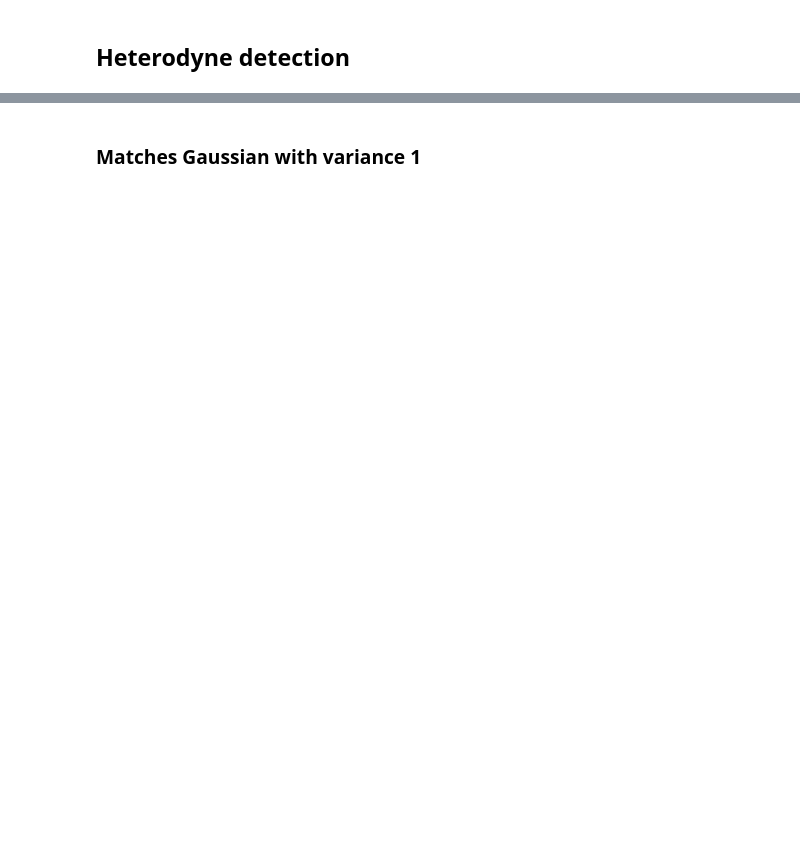
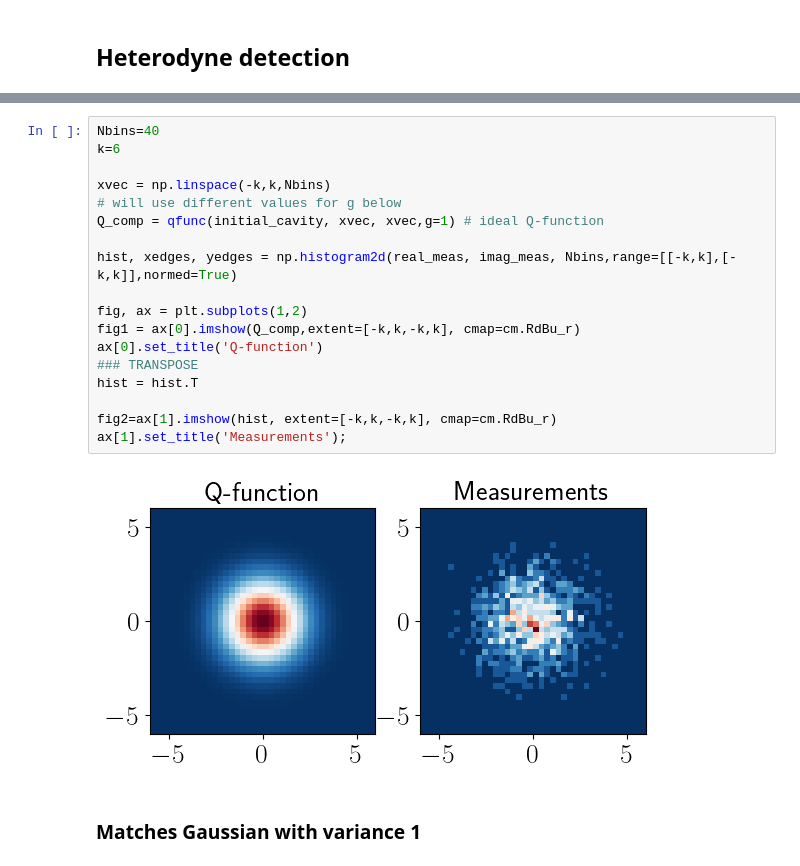
Before and after one commit to ingstra/qubitdyne, a Jupyter notebook: check_vacuum_variances.ipynb, the cells around one changed output, grey strips where cells are left out. Drawn from its saved outputs; the diff is of its cells as text; blank space fills up the shorter version.

```diff
--- a/check_vacuum_variances.ipynb
+++ b/check_vacuum_variances.ipynb
@@ -151,2 +166,22 @@ x = np.linspace(-3,3)
+# %%
+Nbins=40
+k=6
+
+xvec = np.linspace(-k,k,Nbins)
+# will use different values for g below
+Q_comp = qfunc(initial_cavity, xvec, xvec,g=1) # ideal Q-function
+
+hist, xedges, yedges = np.histogram2d(real_meas, imag_meas, Nbins,range=[[-k,k],[-k,k]],normed=True)
+
+fig, ax = plt.subplots(1,2)
+fig1 = ax[0].imshow(Q_comp,extent=[-k,k,-k,k], cmap=cm.RdBu_r)
+ax[0].set_title('Q-function')
+### TRANSPOSE
+hist = hist.T
+
+fig2=ax[1].imshow(hist, extent=[-k,k,-k,k], cmap=cm.RdBu_r)
+ax[1].set_title('Measurements');
+# %% [output]
+[figure, added]
 # %% [markdown]
 ### Matches Gaussian with variance 1
```
Also changed, not shown: parts of 20 cells of this notebook.
